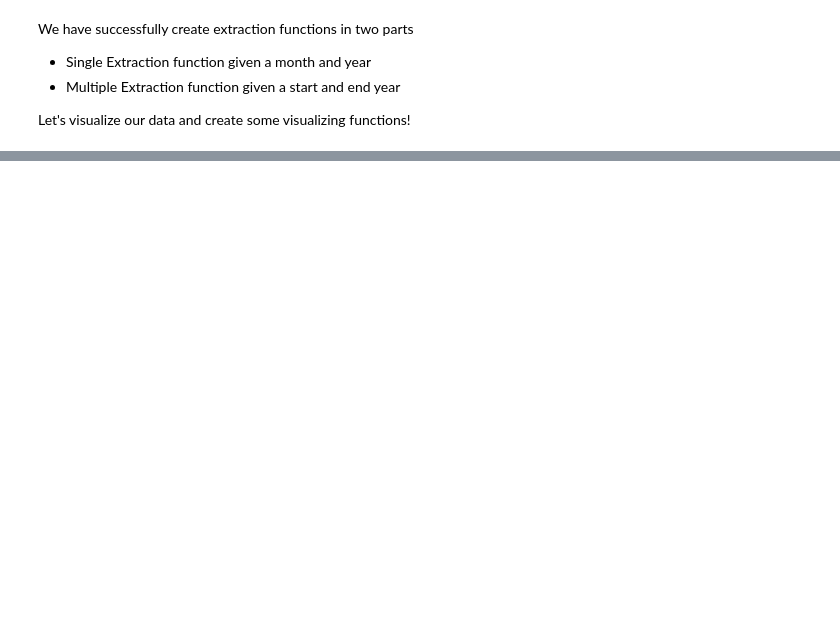
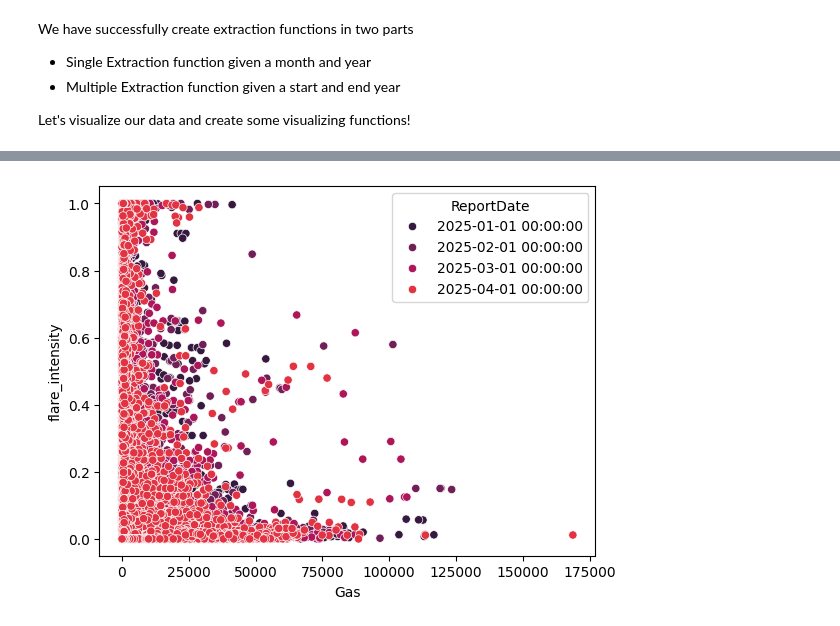
Before and after one commit to aangelsalazarr/emissions_tracker, a Jupyter notebook: bakken_ET.ipynb, the cells around one changed output, grey strips where cells are left out. Saved outputs shown, nothing was run; the diff lists cells and outputs as text; code cells hidden in the pictures; blank space fills up the shorter version.

```diff
--- a/bakken_ET.ipynb
+++ b/bakken_ET.ipynb
@@ -143,0 +154,23 @@ plt.show()
+# %%
+def transform_mpr(dataframe: object, ):
+    """
+    Given a dataframe, transform as necessary for additional metrics
+    Args; DataFrame
+    Output: Upgraded DataFrame (8!)
+    """
+    try:
+        pl_df = pl.from_pandas(dataframe)
+    except:
+        print("Polars Dataframe already provided, gracias!")
+
+    # we want to calculate
+    pl_df = pl_df.with_columns(
+        water_cut = pl.col("Wtr") / (pl.col("Wtr") + pl.col("Oil")),
+        flare_intensity = pl.col("Flared") / pl.col("Gas"),
+        gas_util_efficiency = pl.col("GasSold") / pl.col("Gas")
+    )
+
+    return pl_df
+# %%
+test_tdf = transform_mpr(dataframe=test_df)
+print(test_tdf.describe())
@@ -143,0 +195,6 @@ plt.show()
+# %%
+plt.figure()
+sns.scatterplot(data=test_tdf, x="Gas", y="flare_intensity", hue='ReportDate')
+plt.show()
+# %% [output]
+[figure, added]
```
Also changed, not shown: parts of 9 cells of this notebook, 2 other files.
